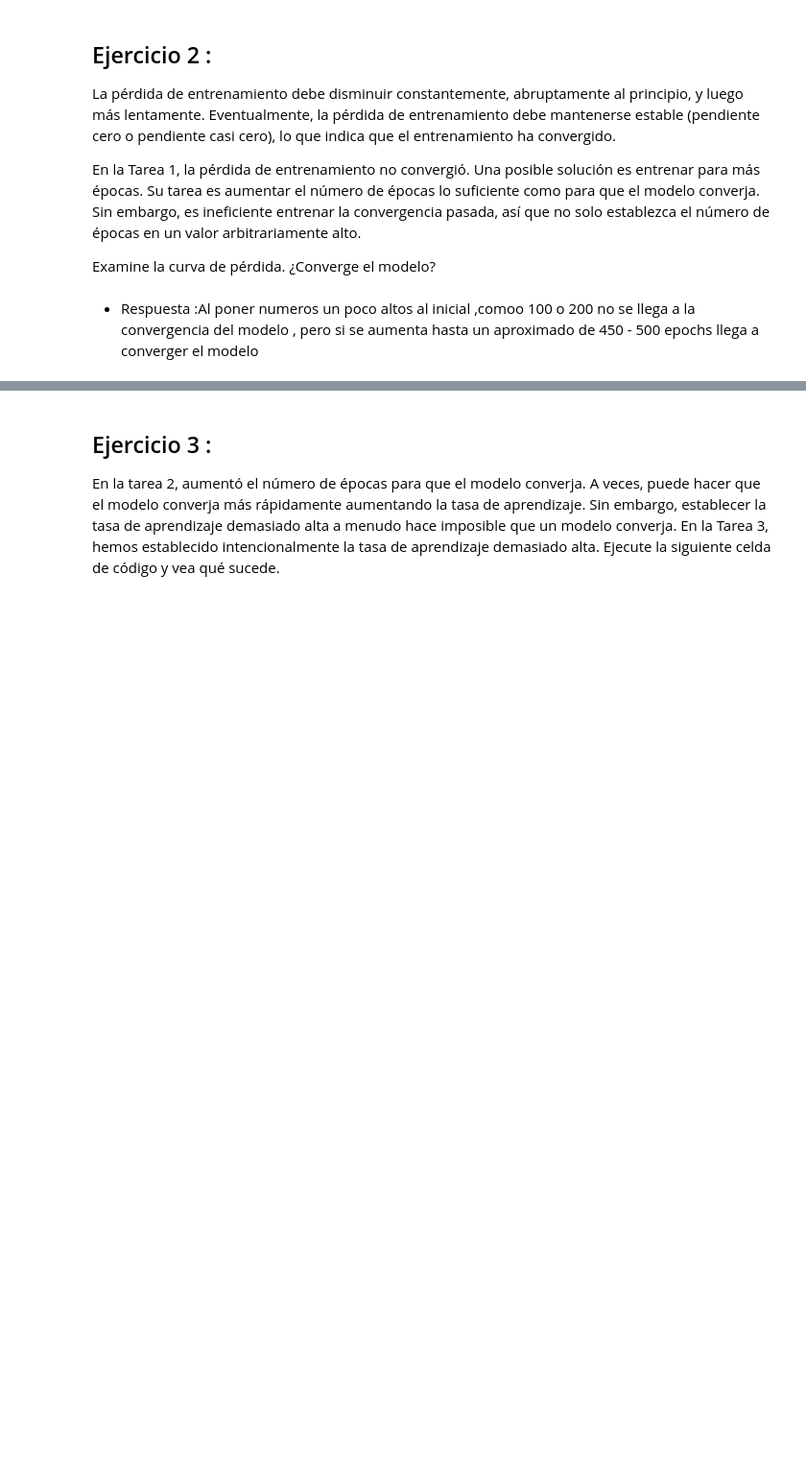
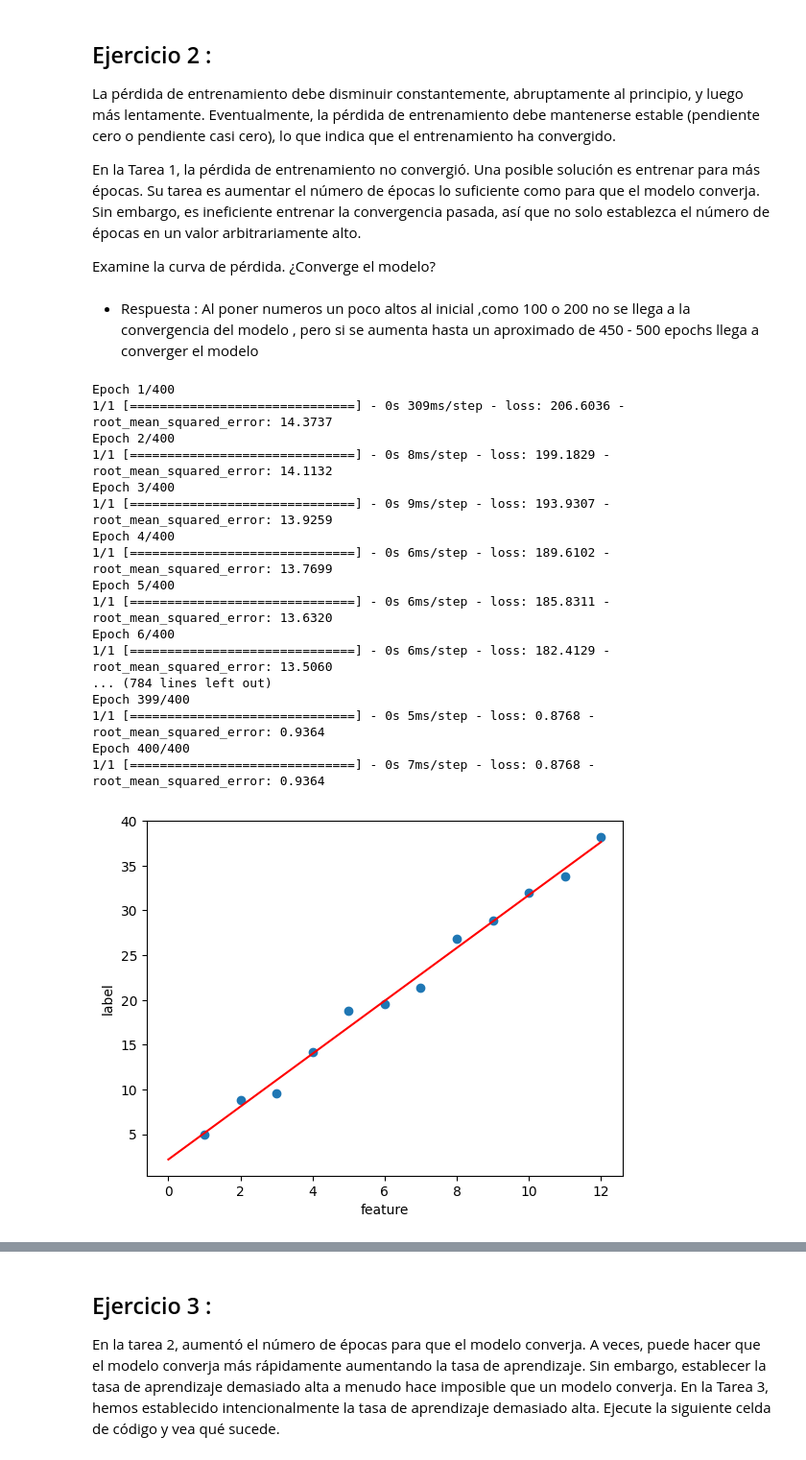
Before and after one commit to peg1163/Introduction_to_data_science, a Jupyter notebook: test.ipynb, the cells around one changed output, grey strips where cells are left out. Shown: that part at 96% size. Cells and saved outputs as stored; diff of their text form; code cells hidden in the pictures; blank space fills up the shorter version.

```diff
--- a/test.ipynb
+++ b/test.ipynb
@@ -76,7 +76,7 @@ def plot_the_model(trained_weight, trained_bias, feature, label):
     y0 = trained_bias
     x1 = feature[-1]
     y1 = trained_bias + (trained_weight * x1)
-    plt.plot([x0, x1], [y0, y1],  c='r')
+    plt.plot([x0, x1], [y0, y1[0]],  c='r')
 
     # Render the scatter plot and the red line.
     plt.show()
@@ -126,4 +152,36 @@ En la Tarea 1, la pérdida de entrenamiento no convergió. Una posible solución
 
 Examine la curva de pérdida. ¿Converge el modelo?
 # %% [markdown]
-* Respuesta :Al poner numeros un poco altos al inicial ,comoo 100 o 200 no se llega a la convergencia del modelo , pero si se aumenta hasta un aproximado de 450 - 500 epochs llega a converger el modelo
+* Respuesta : Al poner numeros un poco altos al inicial ,como 100 o 200 no se llega a la convergencia del modelo , pero si se aumenta hasta un aproximado de 450 - 500 epochs llega a converger el modelo
+# %%
+my_feature = np.array([1.0, 2.0,  3.0,  4.0,  5.0,  6.0,  7.0,  8.0,  9.0, 10.0, 11.0, 12.0])
+my_label   = np.array([5.0, 8.8,  9.6, 14.2, 18.8, 19.5, 21.4, 26.8, 28.9, 32.0, 33.8, 38.2])
+learning_rate=0.01
+epochs=400
+my_batch_size=12
+
+my_model = build_model(learning_rate)
+trained_weight, trained_bias, epochs, rmse = train_model(my_model, my_feature,
+                                                         my_label, epochs,
+                                                         my_batch_size)
+plot_the_model(trained_weight, trained_bias, my_feature, my_label)
+plot_the_loss_curve(epochs, rmse)
+# %% [output]
+Epoch 1/400
+1/1 [==============================] - 0s 309ms/step - loss: 206.6036 - root_mean_squared_error: 14.3737
+Epoch 2/400
+1/1 [==============================] - 0s 8ms/step - loss: 199.1829 - root_mean_squared_error: 14.1132
+Epoch 3/400
+1/1 [==============================] - 0s 9ms/step - loss: 193.9307 - root_mean_squared_error: 13.9259
+Epoch 4/400
+1/1 [==============================] - 0s 6ms/step - loss: 189.6102 - root_mean_squared_error: 13.7699
+Epoch 5/400
+1/1 [==============================] - 0s 6ms/step - loss: 185.8311 - root_mean_squared_error: 13.6320
+Epoch 6/400
+1/1 [==============================] - 0s 6ms/step - loss: 182.4129 - root_mean_squared_error: 13.5060
+... (784 lines left out)
+Epoch 399/400
+1/1 [==============================] - 0s 5ms/step - loss: 0.8768 - root_mean_squared_error: 0.9364
+Epoch 400/400
+1/1 [==============================] - 0s 7ms/step - loss: 0.8768 - root_mean_squared_error: 0.9364
+[figure, added]
```
Also changed, not shown: parts of 6 cells of this notebook.
